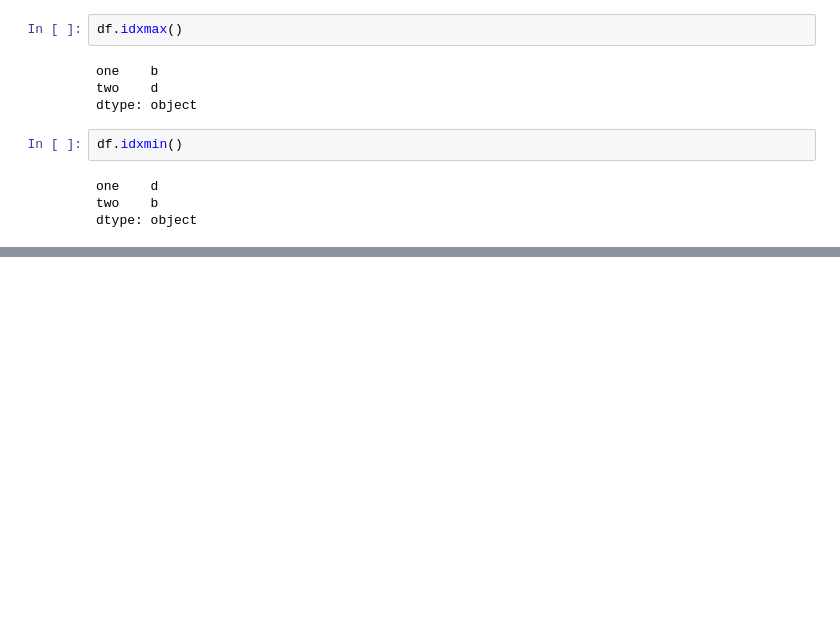
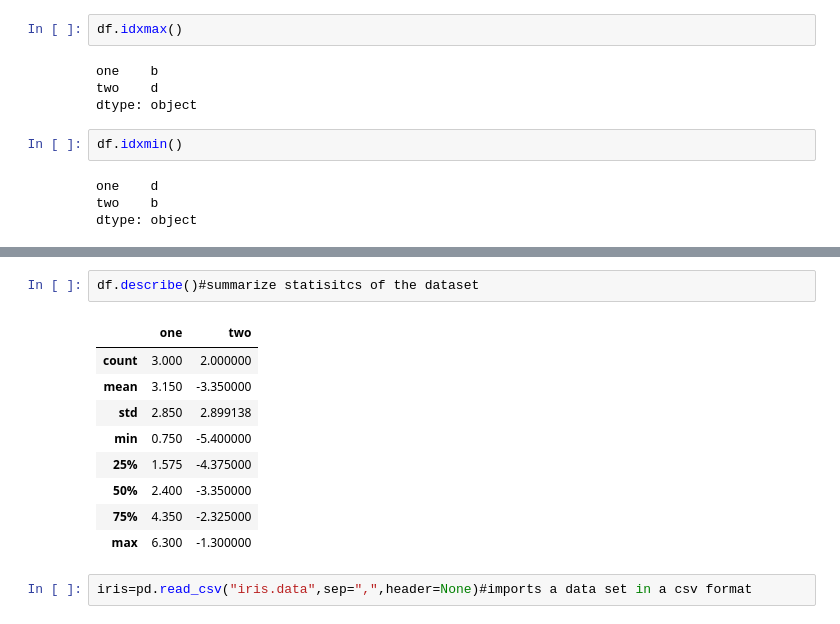
Before and after one commit to MarcoDava/PandasPractice, a Jupyter notebook: PandasTutorial6.ipynb, the cells around one changed output, grey strips where cells are left out. Drawn from its saved outputs; the diff is of its cells as text; blank space fills up the shorter version.

```diff
--- a/PandasTutorial6.ipynb
+++ b/PandasTutorial6.ipynb
@@ -59,0 +68,14 @@ dtype: object
+# %%
+df.describe()#summarize statisitcs of the dataset
+# %% [output]
+|  | one | two |
+| count | 3.000 | 2.000000 |
+| mean | 3.150 | -3.350000 |
+| std | 2.850 | 2.899138 |
+| min | 0.750 | -5.400000 |
+| 25% | 1.575 | -4.375000 |
+| 50% | 2.400 | -3.350000 |
+| 75% | 4.350 | -2.325000 |
+| max | 6.300 | -1.300000 |
+# %%
+iris=pd.read_csv("iris.data",sep=",",header=None)#imports a data set in a csv format
```
Also changed, not shown: parts of 13 cells of this notebook, 4 other files.
